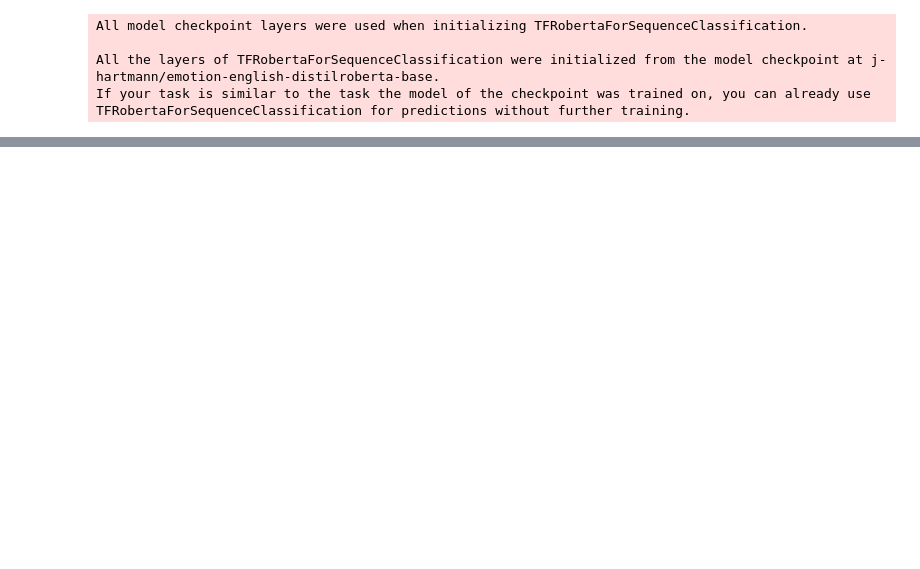
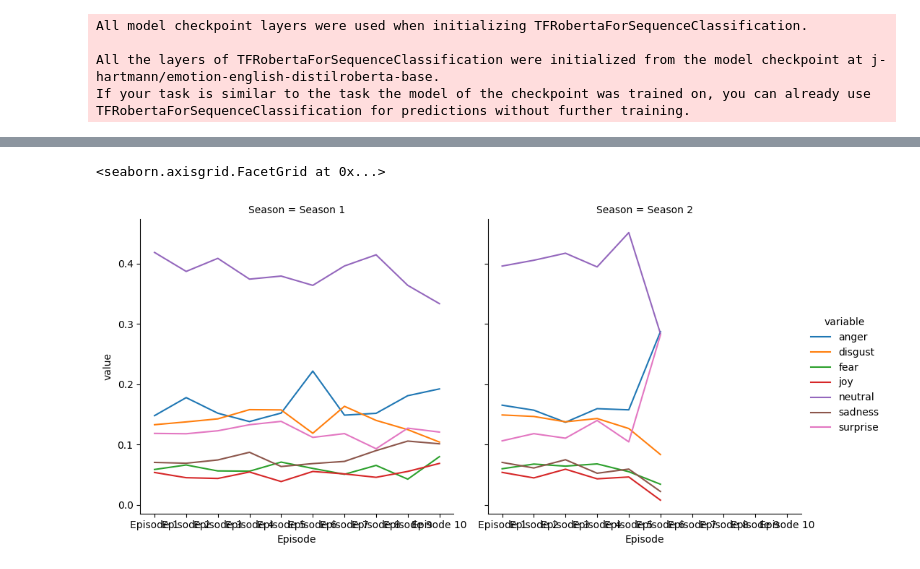
Before and after one commit to lrahbek/cds-lang-assignments, a Jupyter notebook: assignment-4/src/a4_notes.ipynb, the cells around one changed output, grey strips where cells are left out. Cells and saved outputs as stored; diff of their text form; code cells hidden in the pictures; blank space fills up the shorter version.

Commit message:
commit em scores

```diff
--- a/assignment-4/src/a4_notes.ipynb
+++ b/assignment-4/src/a4_notes.ipynb
@@ -51,0 +91,4 @@ data_out.loc[0, "anger":"suprise"] = ls #define row 0 and columns where the scor
+# %%
+## plotting
+data = pd.read_csv("../out/emotion_scores.csv")
+data_long = pd.melt(data, id_vars=['Season'], value_vars=["anger", "disgust", "fear", "joy", "neutral", "sadness", "surprise"])
@@ -51,0 +111,11 @@ data_out.loc[0, "anger":"suprise"] = ls #define row 0 and columns where the scor
+# %%
+#sns.displot(data_long, x="value", col = "Season", hue = "variable", kde=True)
+#sns.displot(data_long, x="value", col = "Season", hue = "variable", kind = "kde", bw_adjust = .2)
+#sns.displot(data_long, x="value", hue="variable", col = "Season", multiple="stack")
+#sns.catplot(data_long, x="variable", y="value", kind="box", col = "Season")
+#sns.catplot(data_long, x="variable", y="value", kind="boxen", col = "Season", hue = "variable")
+
+sns.relplot(x="Episode", y="value", hue="variable", kind = "line", errorbar = None, col = "Season", data=data_long)
+# %% [output]
+<seaborn.axisgrid.FacetGrid at 0x...>
+[figure, added]
```
Also changed, not shown: parts of 15 cells of this notebook, 1 other file.
